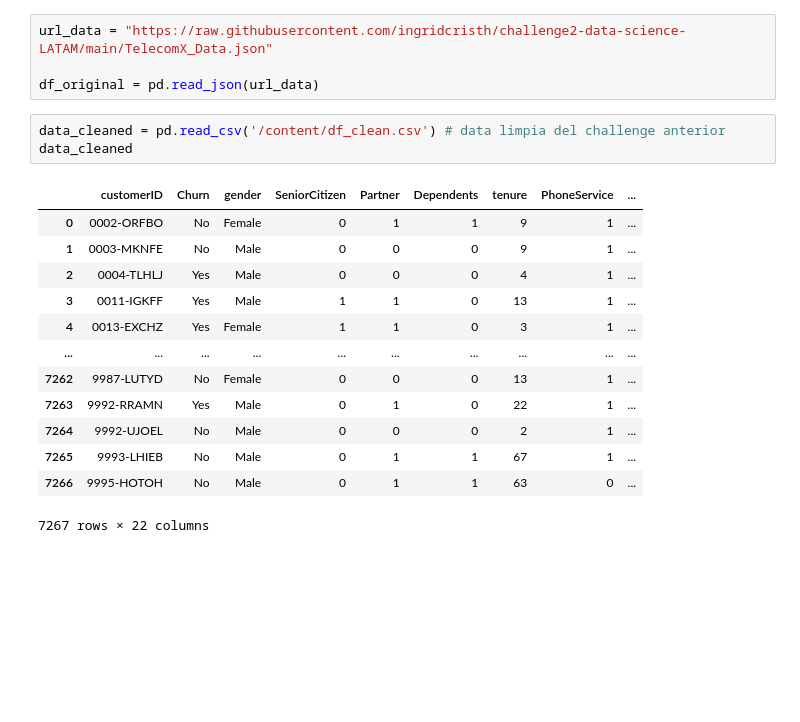
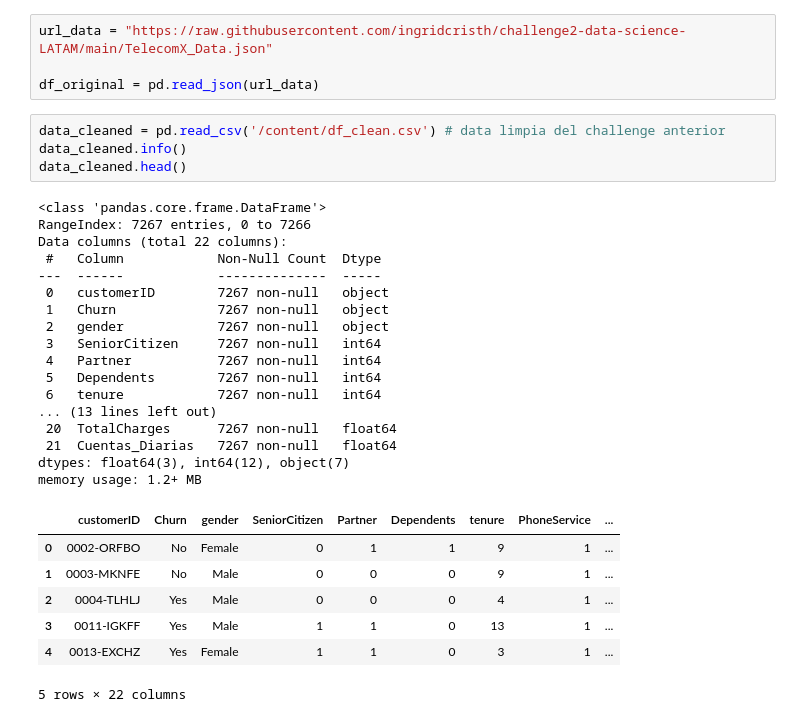
Before and after one commit to Marglodis/challenge_telecomX_parte_2, a Jupyter notebook: challenge_telecom_X_parte_2.ipynb, the cells around one changed output. Saved outputs shown, nothing was run; the diff lists cells and outputs as text; blank space fills up the shorter version.

```diff
--- a/challenge_telecom_X_parte_2.ipynb
+++ b/challenge_telecom_X_parte_2.ipynb
@@ -13,18 +13,30 @@ url_data = "https://raw.githubusercontent.com/ingridcristh/challenge2-data-scien
 df_original = pd.read_json(url_data)
 # %%
 data_cleaned = pd.read_csv('/content/df_clean.csv') # data limpia del challenge anterior
-data_cleaned
+data_cleaned.info()
+data_cleaned.head()
 # %% [output]
+<class 'pandas.core.frame.DataFrame'>
+RangeIndex: 7267 entries, 0 to 7266
+Data columns (total 22 columns):
+ #   Column            Non-Null Count  Dtype
+---  ------            --------------  -----
+ 0   customerID        7267 non-null   object
+ 1   Churn             7267 non-null   object
+ 2   gender            7267 non-null   object
+ 3   SeniorCitizen     7267 non-null   int64
+ 4   Partner           7267 non-null   int64
+ 5   Dependents        7267 non-null   int64
+ 6   tenure            7267 non-null   int64
+... (13 lines left out)
+ 20  TotalCharges      7267 non-null   float64
+ 21  Cuentas_Diarias   7267 non-null   float64
+dtypes: float64(3), int64(12), object(7)
+memory usage: 1.2+ MB
 |  | customerID | Churn | gender | SeniorCitizen | Partner | Dependents | tenure | PhoneService | ... |
 | 0 | 0002-ORFBO | No | Female | 0 | 1 | 1 | 9 | 1 | ... |
 | 1 | 0003-MKNFE | No | Male | 0 | 0 | 0 | 9 | 1 | ... |
 | 2 | 0004-TLHLJ | Yes | Male | 0 | 0 | 0 | 4 | 1 | ... |
 | 3 | 0011-IGKFF | Yes | Male | 1 | 1 | 0 | 13 | 1 | ... |
 | 4 | 0013-EXCHZ | Yes | Female | 1 | 1 | 0 | 3 | 1 | ... |
-| ... | ... | ... | ... | ... | ... | ... | ... | ... | ... |
-| 7262 | 9987-LUTYD | No | Female | 0 | 0 | 0 | 13 | 1 | ... |
-| 7263 | 9992-RRAMN | Yes | Male | 0 | 1 | 0 | 22 | 1 | ... |
-| 7264 | 9992-UJOEL | No | Male | 0 | 0 | 0 | 2 | 1 | ... |
-| 7265 | 9993-LHIEB | No | Male | 0 | 1 | 1 | 67 | 1 | ... |
-| 7266 | 9995-HOTOH | No | Male | 0 | 1 | 1 | 63 | 0 | ... |
-7267 rows × 22 columns
+5 rows × 22 columns
```
Also changed, not shown: parts of 11 cells of this notebook.
